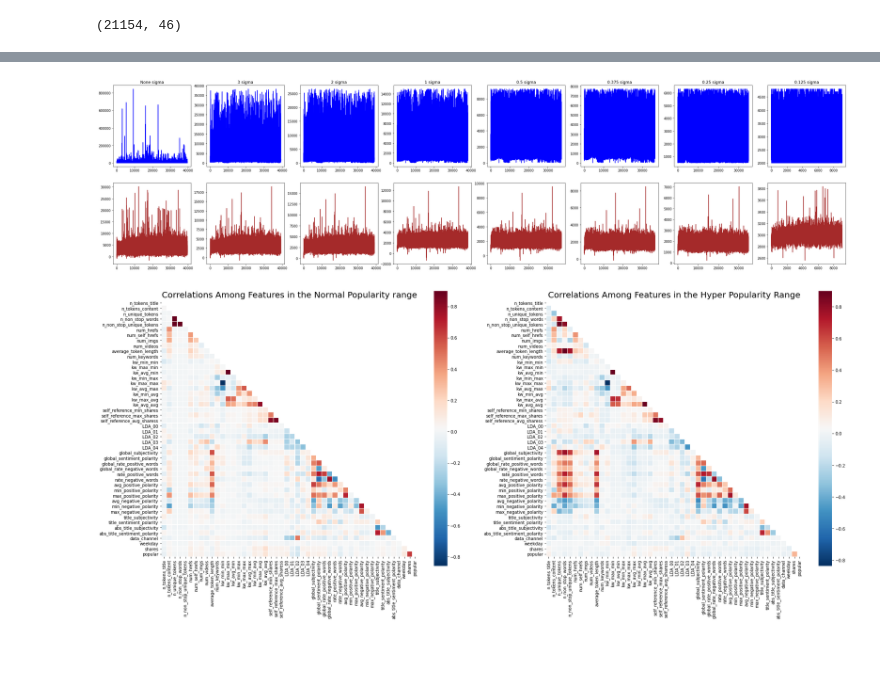
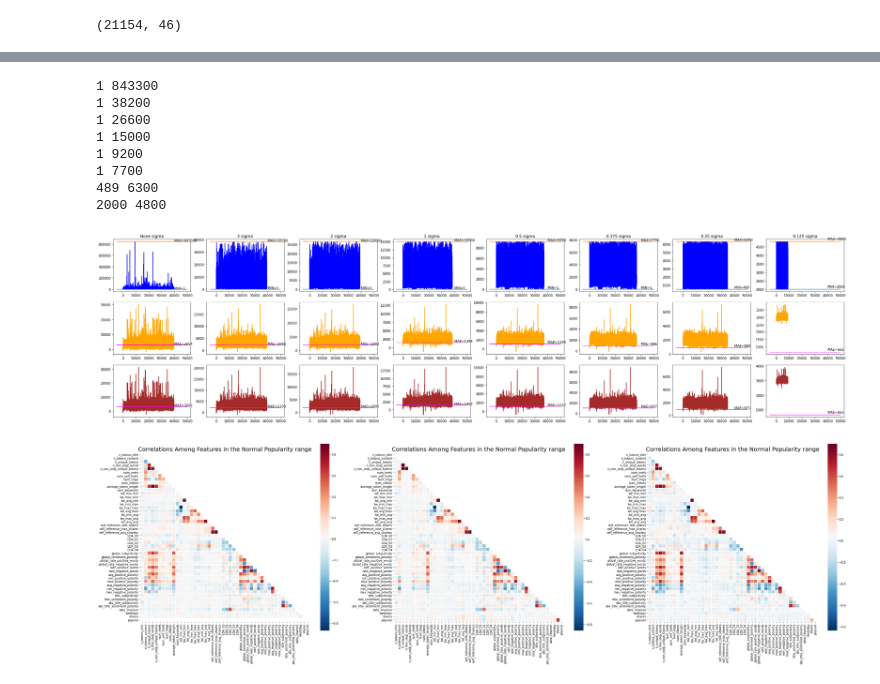
Before and after one commit to nsriniva/DS-Unit-1-Build, a Jupyter notebook: DS_Unit_1_BuildProject_1.ipynb, the cells around one changed output, grey strips where cells are left out. Drawn from its saved outputs; the diff is of its cells as text; code cells hidden in the pictures; blank space fills up the shorter version.

```diff
--- a/DS_Unit_1_BuildProject_1.ipynb
+++ b/DS_Unit_1_BuildProject_1.ipynb
@@ -451,51 +332,81 @@ num entries:  3040 min: 7800 max:843300 median:13000.0
 # %%
-def display_error_graph(err, ax0, ax1, title='Title'):
+def display_error_graph(err, ax0, ax1, ax2, title='Title'):
   p = err['predictive']
   m = err['merged']
 
   X = list(range(p[3]))
   Y = p[4]
-  Yc = p[5]
+  Ycp = p[5]
+  Ycm = m[5]
+
+  print(Y.min(), Y.max())
+
+  tX = 40000
 
   ax0.set_title(title)
   ax0.plot(X, Y, color='blue' )
-  ax1.plot(X,Yc, color='brown')
+  ax0.plot([-5000, 50000], [Y.min(), Y.min()])
+  ax0.text(tX, Y.min()+100, f'MIN={Y.min()}')
+  ax0.plot([-5000, 50000], [Y.max(), Y.max()])
+  ax0.text(tX, Y.max()+100, f'MAX={Y.max()}')
 
+  ax1.plot(X,Ycp, color='orange')
+  ax2.plot(X,Ycm, color='brown')
 
-fig,ax = plt.subplots(2,len(sigmas), figsize=(40,10))
+  ax1.plot([-5000,50000],[p[1],p[1]], color='magenta')
+  ax1.text(tX, p[1]+100, f'MAE={p[1]:1.0f}')
+  ax2.plot([-5000,50000],[m[1],m[1]], color='magenta')
+  ax2.text(tX, m[1]+100, f'MAE={m[1]:1.0f}')
+
+fig,ax = plt.subplots(3,len(sigmas), figsize=(40,10))
 #fig.suptitle(title)
 
 for i,sigma in enumerate(sigmas):
-  display_error_graph(err[i], ax[0][i], ax[1][i], title=f'{sigma} sigma')
+  display_error_graph(err[i], ax[0][i], ax[1][i], ax[2][i], title=f'{sigma} sigma')
 
 
 def display_corr(df_corr, ax,sfx='Normal Popularity range'):
 ## heatmeap to see the correlation between features.
 # Generate a mask for the upper triangle (taken from seaborn example gallery)
   mask = np.zeros_like(df_corr, dtype=np.bool)
   mask[np.triu_indices_from(mask)] = True
 
   sns.heatmap(df_corr,
               annot=False,
               mask = mask,
               cmap = 'RdBu_r',
               linewidths=0.1,
               linecolor='white',
               vmax = .9,
               ax = ax,
               square=True)
   ax.set_title(f'Correlations Among Features in the {sfx}', y = 1.03,fontsize = 20);
 
 pop_df, vpop_df = partition_on_shares(onp_merged_df, 0.5)
 
-pop_df_corr = pop_df.corr()
+pop_df_grouped = pop_df.groupby(pop_df.popular)
+
+lpop_df = pop_df_grouped.get_group(0)
+mpop_df = pop_df_grouped.get_group(1)
+
+lpop_df_corr = lpop_df.corr()
+mpop_df_corr = mpop_df.corr()
 vpop_df_corr = vpop_df.corr()
 
-fig, ax = plt.subplots(1,2,figsize = (30,12))
+fig, ax = plt.subplots(1,3,figsize = (45,12))
 
-display_corr(pop_df_corr, ax[0])
-display_corr(vpop_df_corr,ax[1],'Hyper Popularity Range')
+display_corr(lpop_df_corr, ax[0])
+display_corr(pop_df_corr,ax[1])
+display_corr(vpop_df_corr,ax[2])
 # %% [output]
+1 843300
+1 38200
+1 26600
+1 15000
+1 9200
+1 7700
+489 6300
+2000 4800
-[figure, old version]
+[figure, new version]
-[figure, old version]
+[figure, new version]
 # %%
```
Also changed, not shown: parts of 2 cells of this notebook.
